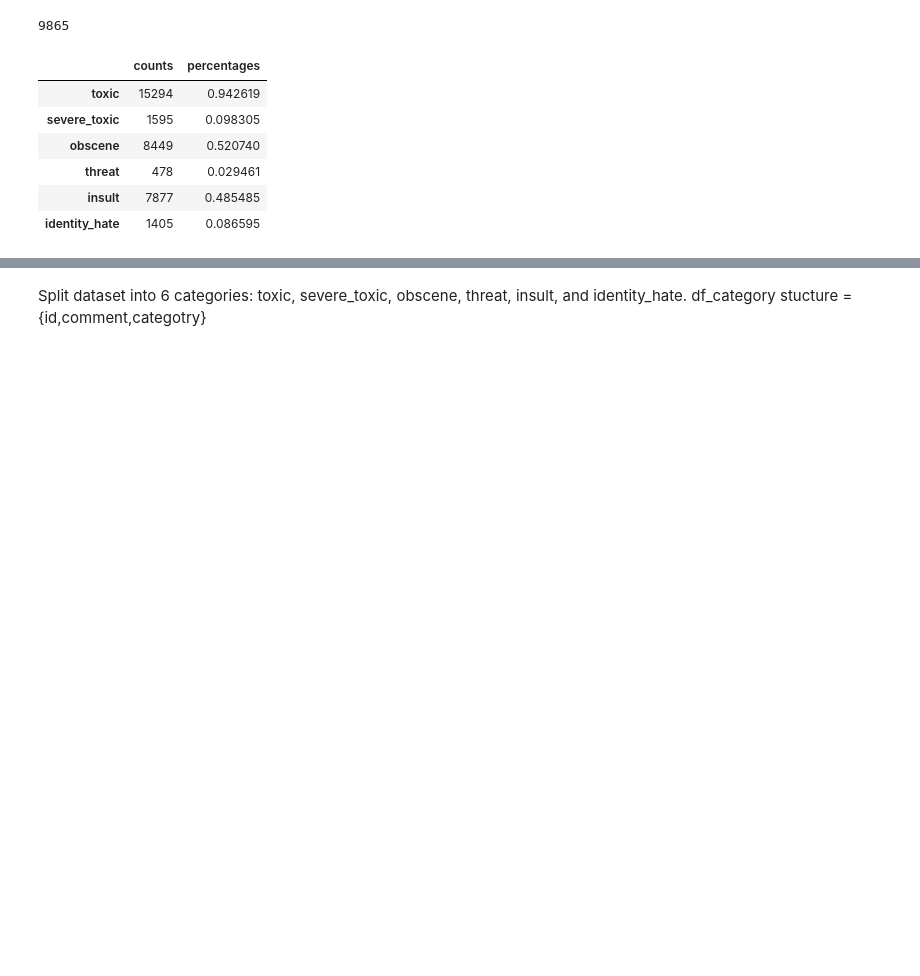
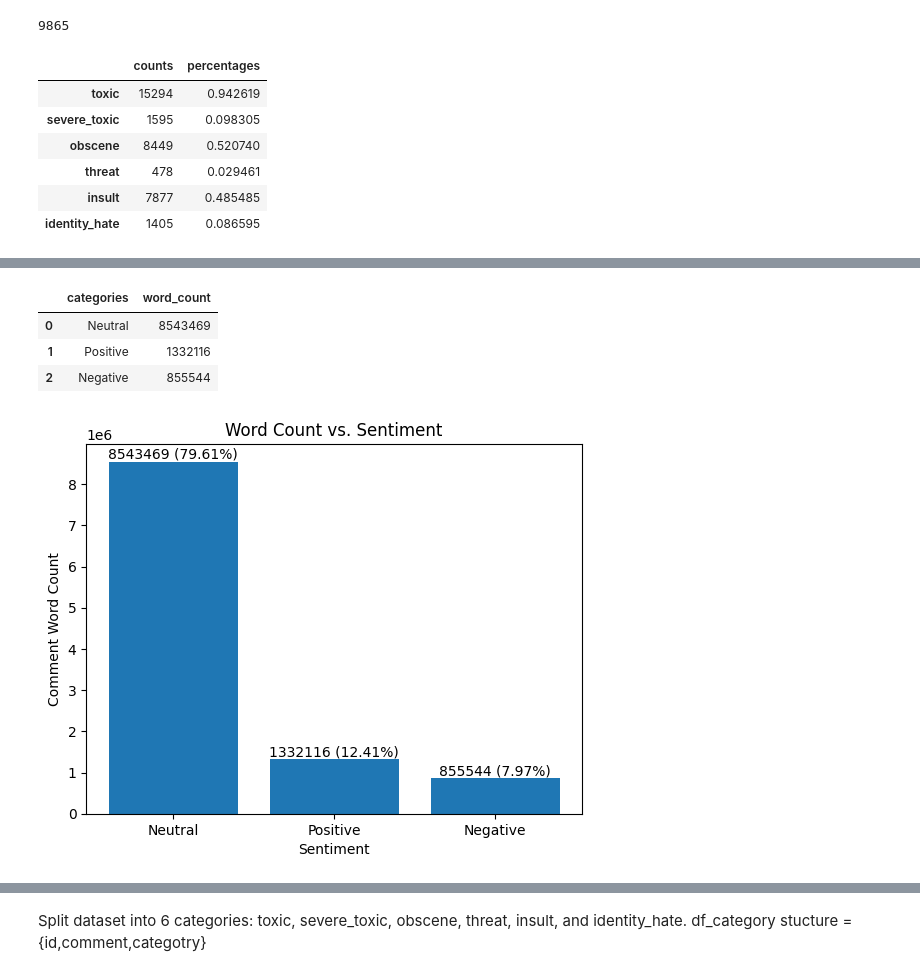
Before and after one commit to whoismanoj/Team3-SC1005-miniProject-ToxicCommentClassifier, a Jupyter notebook: DSAI_Project.ipynb, the cells around one changed output, grey strips where cells are left out. Saved outputs shown, nothing was run; the diff lists cells and outputs as text; code cells hidden in the pictures; blank space fills up the shorter version.

Commit message:
update
correction on horizontal bar graph as value on bar graph is incorrect
added word length graph

```diff
--- a/DSAI_Project.ipynb
+++ b/DSAI_Project.ipynb
@@ -218,8 +227,8 @@ pd.DataFrame({'counts': count, 'percentages': perc})
 | identity_hate | 1405 | 0.086595 |
 # %%
 # sample data
-categories = df.columns[2:-1].tolist()
-values = df[df.columns[2:-1]].sum().tolist()
+categories = df.columns[2:8].tolist()
+values = df[df.columns[2:8]].sum().tolist()
 
 # calculate percentages
 total = len(df[df['sentiment']=='Negative'])
@@ -275,0 +251,34 @@ IndexError: index 6 is out of bounds for axis 0 with size 6
+# %%
+#add word_count column
+df['word_count'] = df['comment_text'].apply(lambda x: len(x.split()))
+# %%
+categories=df['sentiment'].unique().tolist()
+category_word_count= []
+for i in categories:
+    category_word_count.append(int(df.loc[df['sentiment'] == i, ['word_count']].sum()))
+
+pd.DataFrame({'categories': categories, 'word_count': category_word_count})
+# %% [output]
+|  | categories | word_count |
+| 0 | Neutral | 8543469 |
+| 1 | Positive | 1332116 |
+| 2 | Negative | 855544 |
+# %%
+values = category_word_count
+
+# calculate percentages
+total = sum(values)
+percentages = [(value / total) * 100 for value in values]
+
+# plot the bar graph
+fig, ax = plt.subplots()
+ax.bar(categories, values)
+ax.set_title('Word Count vs. Sentiment')
+ax.set_xlabel('Sentiment')
+ax.set_ylabel('Comment Word Count')
+
+# add percentages as annotations above each bar
+for i, value in enumerate(values):
+    ax.annotate(f'{value} ({percentages[i]:.2f}%)', xy=(i, value), ha='center', va='bottom')
+# %% [output]
+[figure, added]
```
Also changed, not shown: parts of 12 cells of this notebook.
